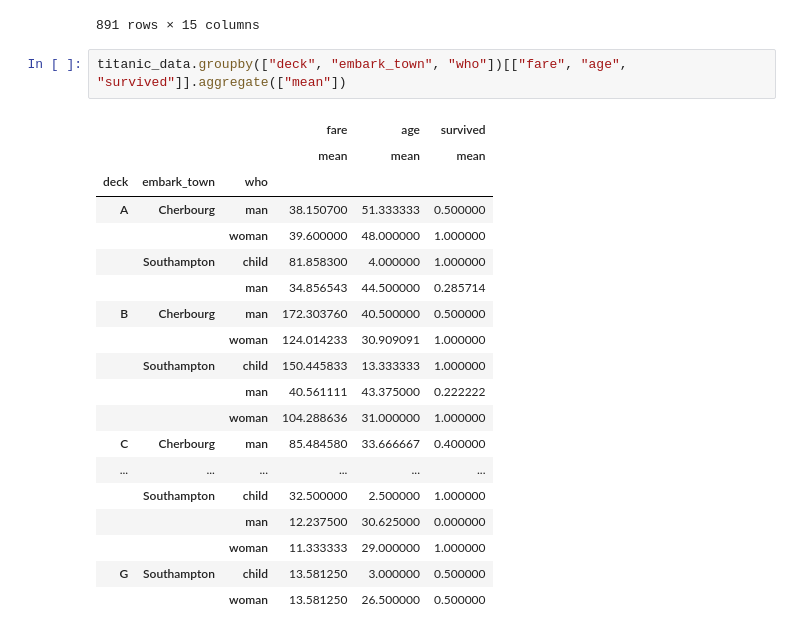
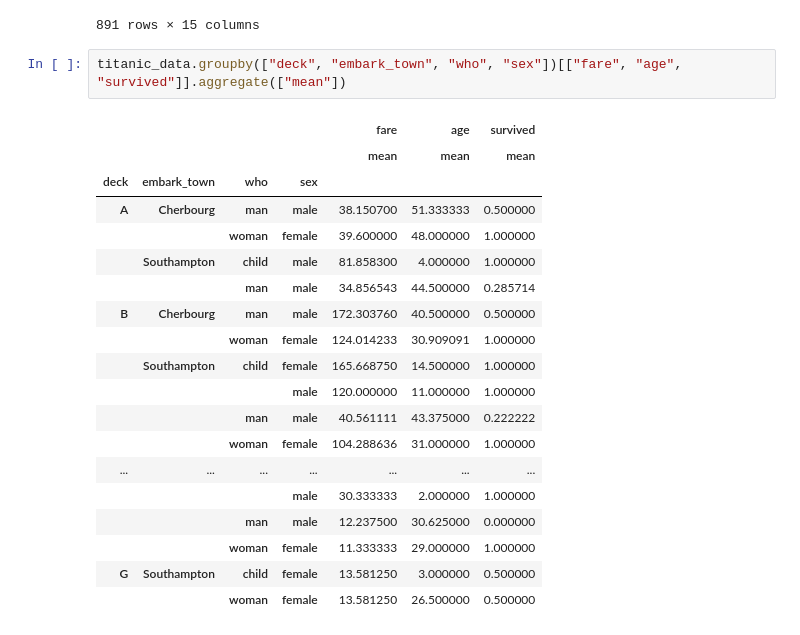
Before and after one commit to Aysen23/Altan_python, a Jupyter notebook: 2.analytics/5.Pandas.Titanic.ipynb, the cells around one changed output. Saved outputs shown, nothing was run; the diff lists cells and outputs as text.

```diff
--- a/2.analytics/5.Pandas.Titanic.ipynb
+++ b/2.analytics/5.Pandas.Titanic.ipynb
@@ -296,24 +296,24 @@ titanic_data
 | 890 | 0 | 3 | male | 32.0 | 0 | 0 | 7.7500 | Q | Third | man | ... |
 891 rows × 15 columns
 # %%
-titanic_data.groupby(["deck", "embark_town", "who"])[["fare", "age", "survived"]].aggregate(["mean"])
+titanic_data.groupby(["deck", "embark_town", "who", "sex"])[["fare", "age", "survived"]].aggregate(["mean"])
 # %% [output]
-|  |  |  | fare | age | survived |
-|  |  |  | mean | mean | mean |
-| deck | embark_town | who |  |  |  |
-| A | Cherbourg | man | 38.150700 | 51.333333 | 0.500000 |
-|  |  | woman | 39.600000 | 48.000000 | 1.000000 |
-|  | Southampton | child | 81.858300 | 4.000000 | 1.000000 |
-|  |  | man | 34.856543 | 44.500000 | 0.285714 |
-| B | Cherbourg | man | 172.303760 | 40.500000 | 0.500000 |
-|  |  | woman | 124.014233 | 30.909091 | 1.000000 |
-|  | Southampton | child | 150.445833 | 13.333333 | 1.000000 |
-|  |  | man | 40.561111 | 43.375000 | 0.222222 |
-|  |  | woman | 104.288636 | 31.000000 | 1.000000 |
-| C | Cherbourg | man | 85.484580 | 33.666667 | 0.400000 |
-| ... | ... | ... | ... | ... | ... |
-|  | Southampton | child | 32.500000 | 2.500000 | 1.000000 |
-|  |  | man | 12.237500 | 30.625000 | 0.000000 |
-|  |  | woman | 11.333333 | 29.000000 | 1.000000 |
-| G | Southampton | child | 13.581250 | 3.000000 | 0.500000 |
-|  |  | woman | 13.581250 | 26.500000 | 0.500000 |
+|  |  |  |  | fare | age | survived |
+|  |  |  |  | mean | mean | mean |
+| deck | embark_town | who | sex |  |  |  |
+| A | Cherbourg | man | male | 38.150700 | 51.333333 | 0.500000 |
+|  |  | woman | female | 39.600000 | 48.000000 | 1.000000 |
+|  | Southampton | child | male | 81.858300 | 4.000000 | 1.000000 |
+|  |  | man | male | 34.856543 | 44.500000 | 0.285714 |
+| B | Cherbourg | man | male | 172.303760 | 40.500000 | 0.500000 |
+|  |  | woman | female | 124.014233 | 30.909091 | 1.000000 |
+|  | Southampton | child | female | 165.668750 | 14.500000 | 1.000000 |
+|  |  |  | male | 120.000000 | 11.000000 | 1.000000 |
+|  |  | man | male | 40.561111 | 43.375000 | 0.222222 |
+|  |  | woman | female | 104.288636 | 31.000000 | 1.000000 |
+| ... | ... | ... | ... | ... | ... | ... |
+|  |  |  | male | 30.333333 | 2.000000 | 1.000000 |
+|  |  | man | male | 12.237500 | 30.625000 | 0.000000 |
+|  |  | woman | female | 11.333333 | 29.000000 | 1.000000 |
+| G | Southampton | child | female | 13.581250 | 3.000000 | 0.500000 |
+|  |  | woman | female | 13.581250 | 26.500000 | 0.500000 |
```
